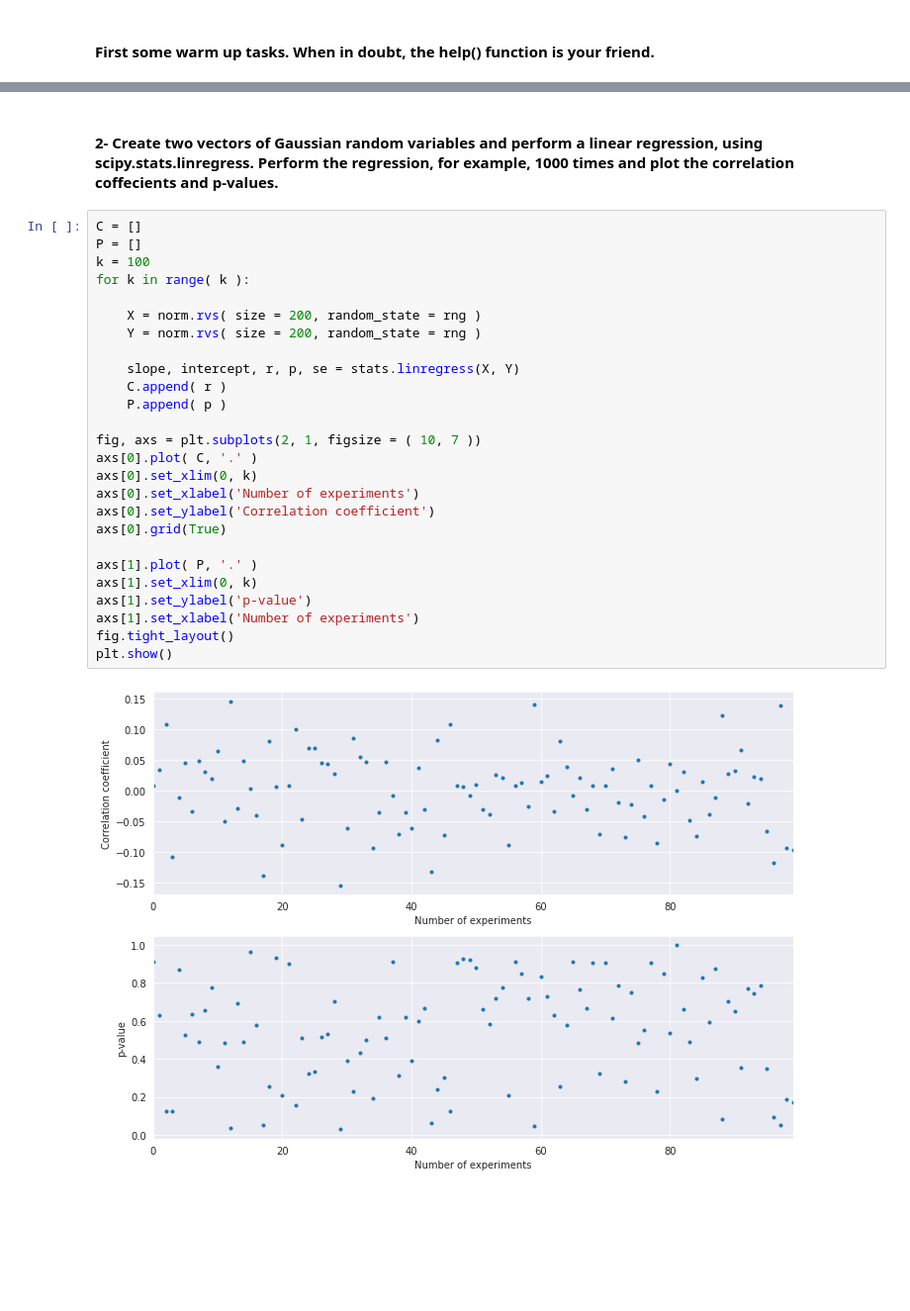
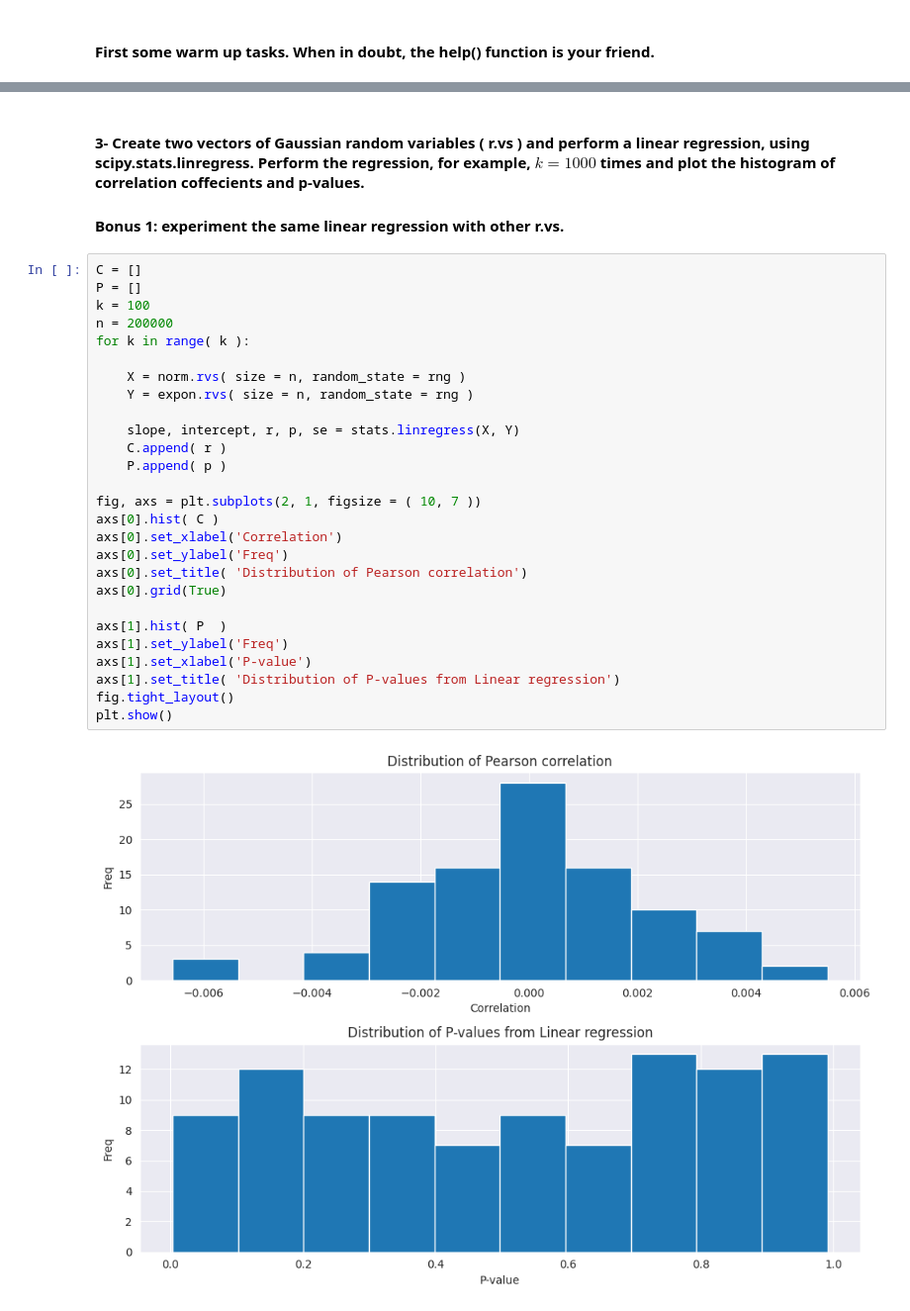
Before and after one commit to bilbrait/fundamentals-machine-learning, a Jupyter notebook: FML 1 - Supervised Learning (solutions).ipynb, the cells around one changed output, grey strips where cells are left out. Shown at 99% size. Cells and saved outputs as stored; diff of their text form; blank space fills up the shorter version.

```diff
--- a/FML 1 - Supervised Learning (solutions).ipynb
+++ b/FML 1 - Supervised Learning (solutions).ipynb
@@ -62,33 +110,36 @@ plt.show()
 # %% [markdown]
-#### 2- Create two vectors of Gaussian random variables and perform a linear regression, using scipy.stats.linregress. Perform the regression, for example, 1000 times and plot the correlation coffecients and p-values.
+#### 3- Create two vectors of Gaussian random variables ( r.vs ) and perform a linear regression, using scipy.stats.linregress. Perform the regression, for example, $k=1000$  times and plot the histogram of correlation coffecients and p-values.
+
+#### Bonus 1: experiment the same linear regression with other r.vs.
 # %%
 C = []
 P = []
 k = 100
+n = 200000
 for k in range( k ):
 
-    X = norm.rvs( size = 200, random_state = rng )
-    Y = norm.rvs( size = 200, random_state = rng )
+    X = norm.rvs( size = n, random_state = rng )
+    Y = expon.rvs( size = n, random_state = rng )
 
     slope, intercept, r, p, se = stats.linregress(X, Y)
     C.append( r )
     P.append( p )
 
 fig, axs = plt.subplots(2, 1, figsize = ( 10, 7 ))
-axs[0].plot( C, '.' )
-axs[0].set_xlim(0, k)
-axs[0].set_xlabel('Number of experiments')
-axs[0].set_ylabel('Correlation coefficient')
+axs[0].hist( C )
+axs[0].set_xlabel('Correlation')
+axs[0].set_ylabel('Freq')
+axs[0].set_title( 'Distribution of Pearson correlation')
 axs[0].grid(True)
 
-axs[1].plot( P, '.' )
-axs[1].set_xlim(0, k)
-axs[1].set_ylabel('p-value')
-axs[1].set_xlabel('Number of experiments')
+axs[1].hist( P  )
+axs[1].set_ylabel('Freq')
+axs[1].set_xlabel('P-value')
+axs[1].set_title( 'Distribution of P-values from Linear regression')
 fig.tight_layout()
 plt.show()
 # %% [output]
-[figure, old version]
+[figure, new version]
 # %% [markdown]
 #### 3-  Run each model, on the Iris data set, $rounds=k$ times using different train/test partitions and take the avegarge of their error rates. Plot and compare the models below using 0-1 metric on the predicted data and labelled data. Experiment with different number of $k$ rounds.
 
```
Also changed, not shown: parts of 18 cells of this notebook, 1 other file.
